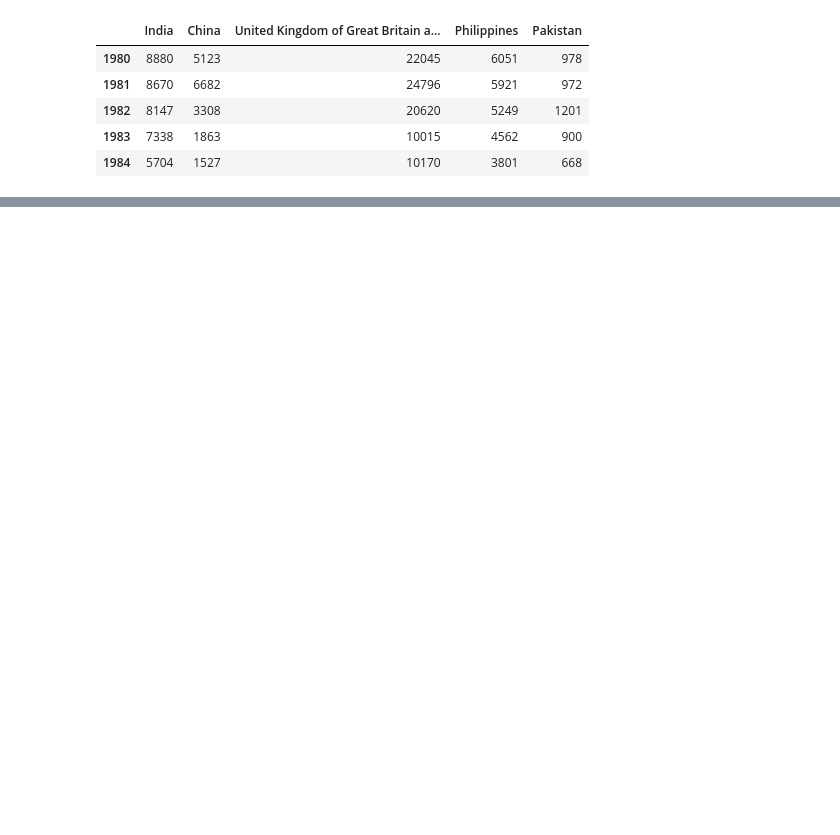
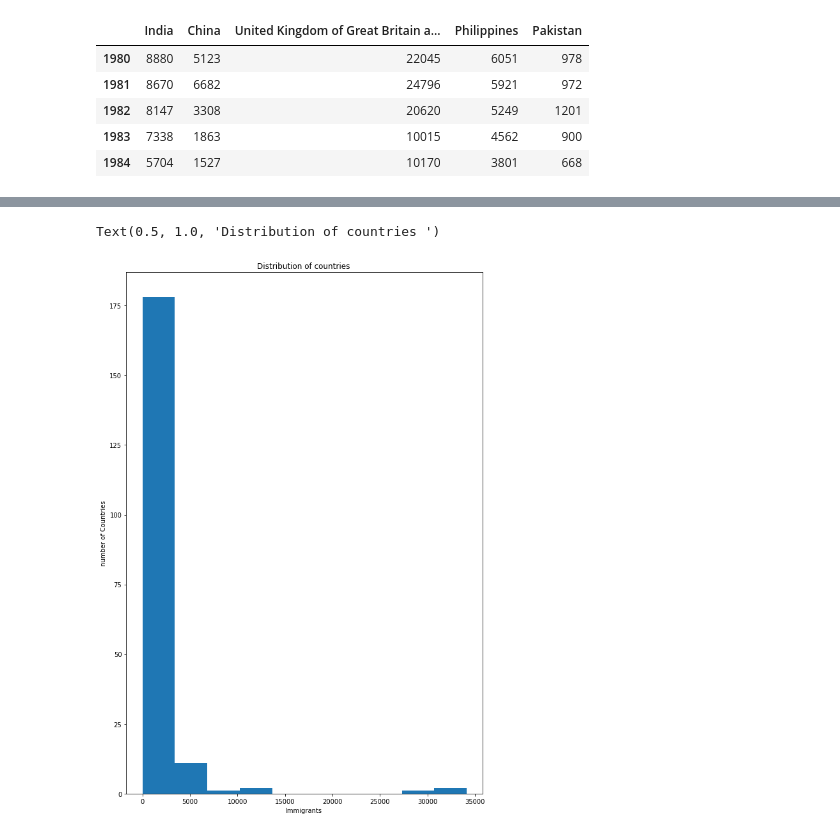
Before and after one commit to mawusicharles/Tutorial-Practice, a Jupyter notebook: Data Visualization .ipynb, the cells around one changed output, grey strips where cells are left out. Drawn from its saved outputs; the diff is of its cells as text; code cells hidden in the pictures; blank space fills up the shorter version.

```diff
--- a/Data Visualization .ipynb
+++ b/Data Visualization .ipynb
@@ -530,0 +581,8 @@ Top5.T.plot(kind="Area", figsize=(20, 10))
+# %%
+ax=imm_2013.plot(kind="hist", figsize=(10, 15))
+ax.set_ylabel("number of Countries")
+ax.set_xlabel("Immigrants ")
+ax.set_title("Distribution of countries ")
+# %% [output]
+Text(0.5, 1.0, 'Distribution of countries ')
+[figure, added]
```
Also changed, not shown: parts of 20 cells of this notebook.
